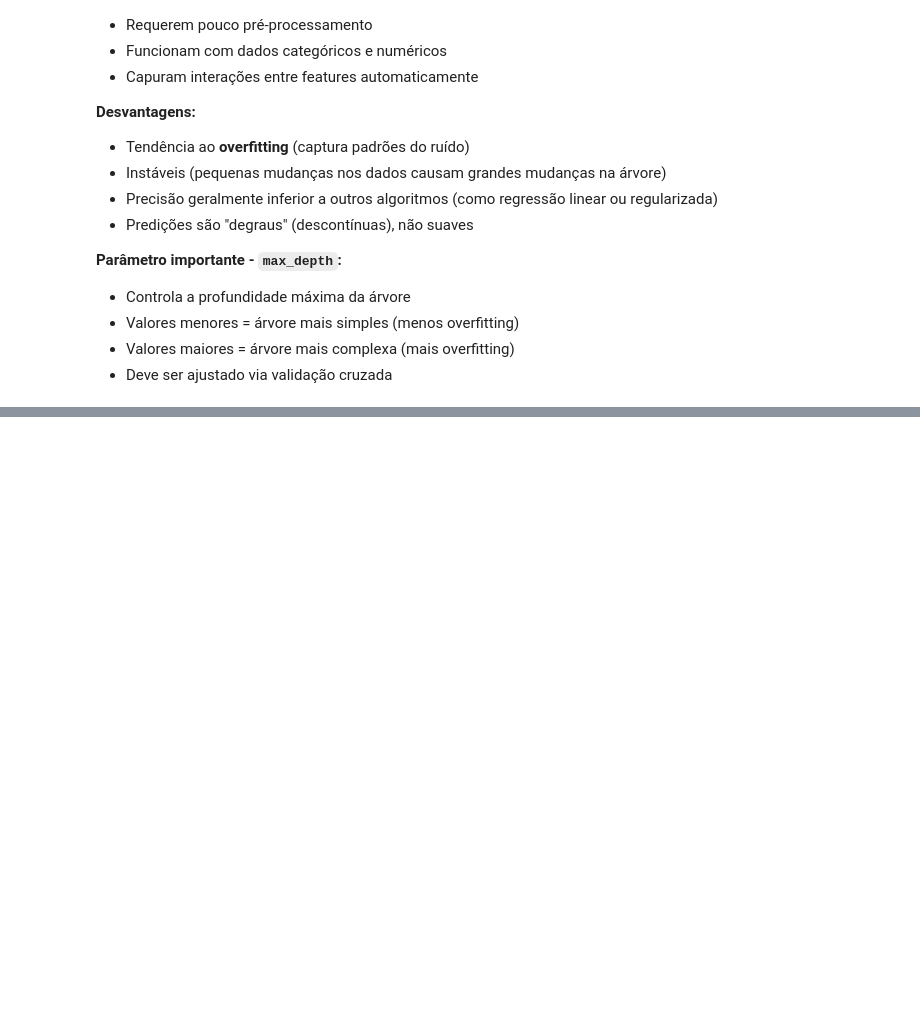
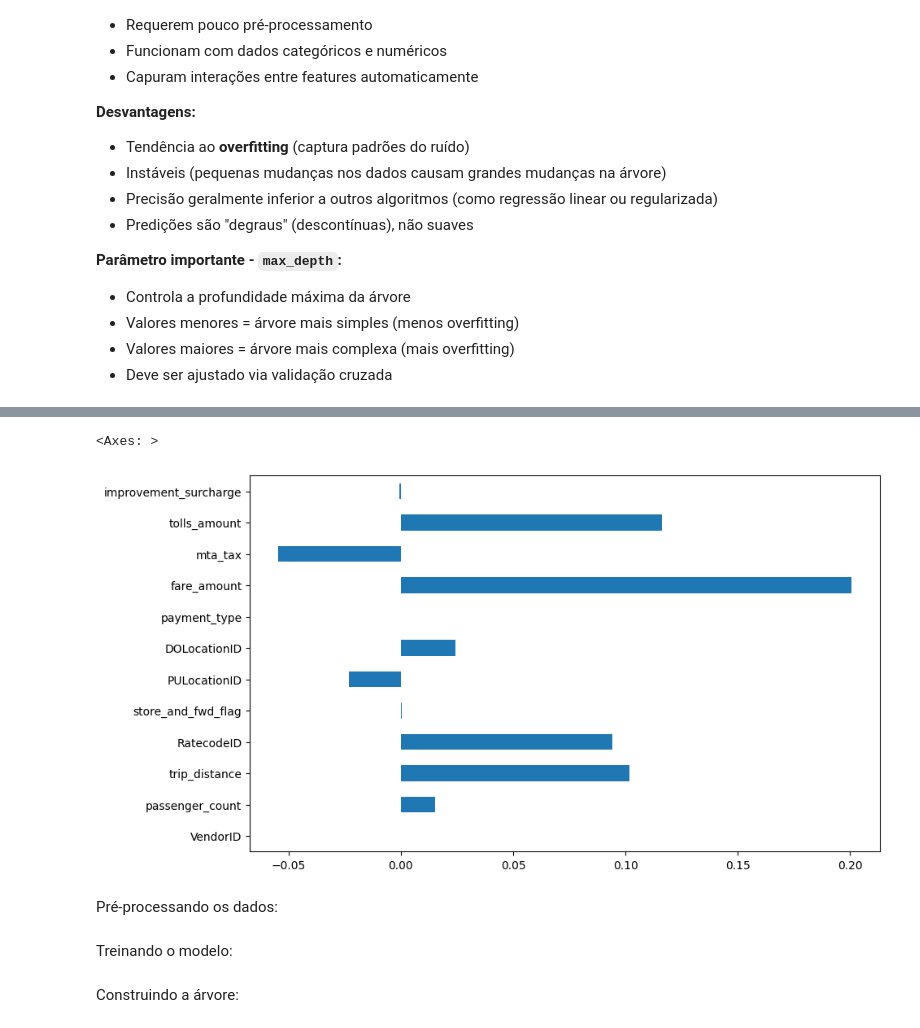
Before and after one commit to henriqueluza/fundamentos-python-data-science, a Jupyter notebook: Machine-Learning.ipynb, the cells around one changed output, grey strips where cells are left out. Cells and saved outputs as stored; diff of their text form; code cells hidden in the pictures; blank space fills up the shorter version.

```diff
--- a/Machine-Learning.ipynb
+++ b/Machine-Learning.ipynb
@@ -1241,0 +1244,17 @@ plt.show()
+# %%
+from __future__ import print_function
+import numpy as np
+import pandas as pd
+import matplotlib.pyplot as plt
+%matplotlib inline
+
+from sklearn.model_selection import train_test_split
+from sklearn.preprocessing import normalize
+from sklearn.metrics import mean_squared_error
+
+import warnings
+warnings.filterwarnings('ignore')
+
+url = 'https://cf-courses-data.s3.us.cloud-object-storage.appdomain.cloud/pu9kbeSaAtRZ7RxdJKX9_A/yellow-tripdata.csv'
+raw_data = pd.read_csv(url)
+raw_data
@@ -1241,0 +1275,8 @@ plt.show()
+# %%
+correlation_values = raw_data.corr()['tip_amount'].drop('tip_amount')
+correlation_values.plot(kind='barh', figsize=(10, 6))
+# %% [output]
+<Axes: >
+[figure, added]
+# %% [markdown]
+Pré-processando os dados:
@@ -1241,0 +1294,2 @@ plt.show()
+# %% [markdown]
+Treinando o modelo:
@@ -1241,0 +1298,2 @@ plt.show()
+# %% [markdown]
+Construindo a árvore:
```
Also changed, not shown: parts of 9 cells of this notebook.
